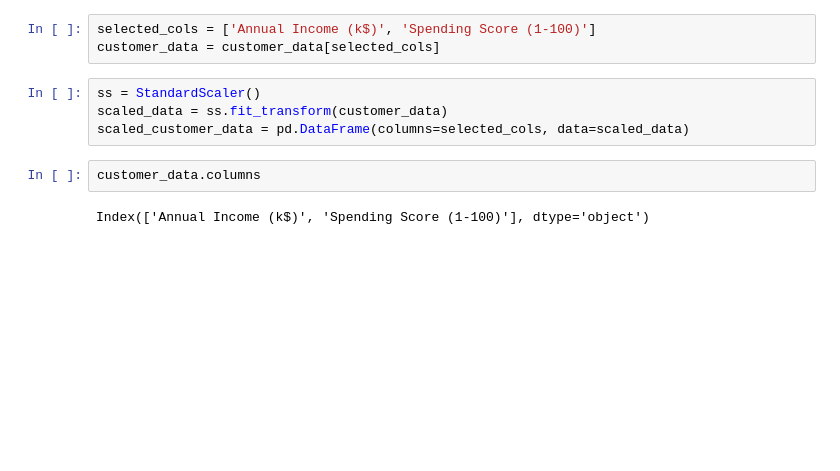
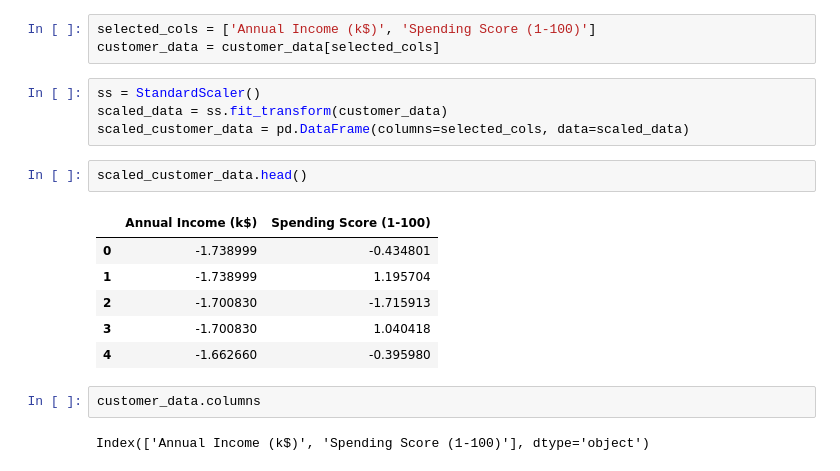
Before and after one commit to cassiasamp/logreg, a Jupyter notebook: notebooks/dbscan/dbscan.ipynb, the cells around one changed output. Saved outputs shown, nothing was run; the diff lists cells and outputs as text; blank space fills up the shorter version.

```diff
--- a/notebooks/dbscan/dbscan.ipynb
+++ b/notebooks/dbscan/dbscan.ipynb
@@ -59,6 +59,15 @@ customer_data = customer_data[selected_cols]
 ss = StandardScaler()
 scaled_data = ss.fit_transform(customer_data)
 scaled_customer_data = pd.DataFrame(columns=selected_cols, data=scaled_data)
+# %%
+scaled_customer_data.head()
+# %% [output]
+|  | Annual Income (k$) | Spending Score (1-100) |
+| 0 | -1.738999 | -0.434801 |
+| 1 | -1.738999 | 1.195704 |
+| 2 | -1.700830 | -1.715913 |
+| 3 | -1.700830 | 1.040418 |
+| 4 | -1.662660 | -0.395980 |
 # %%
 customer_data.columns
 # %% [output]
```
Also changed, not shown: parts of 4 cells of this notebook.
